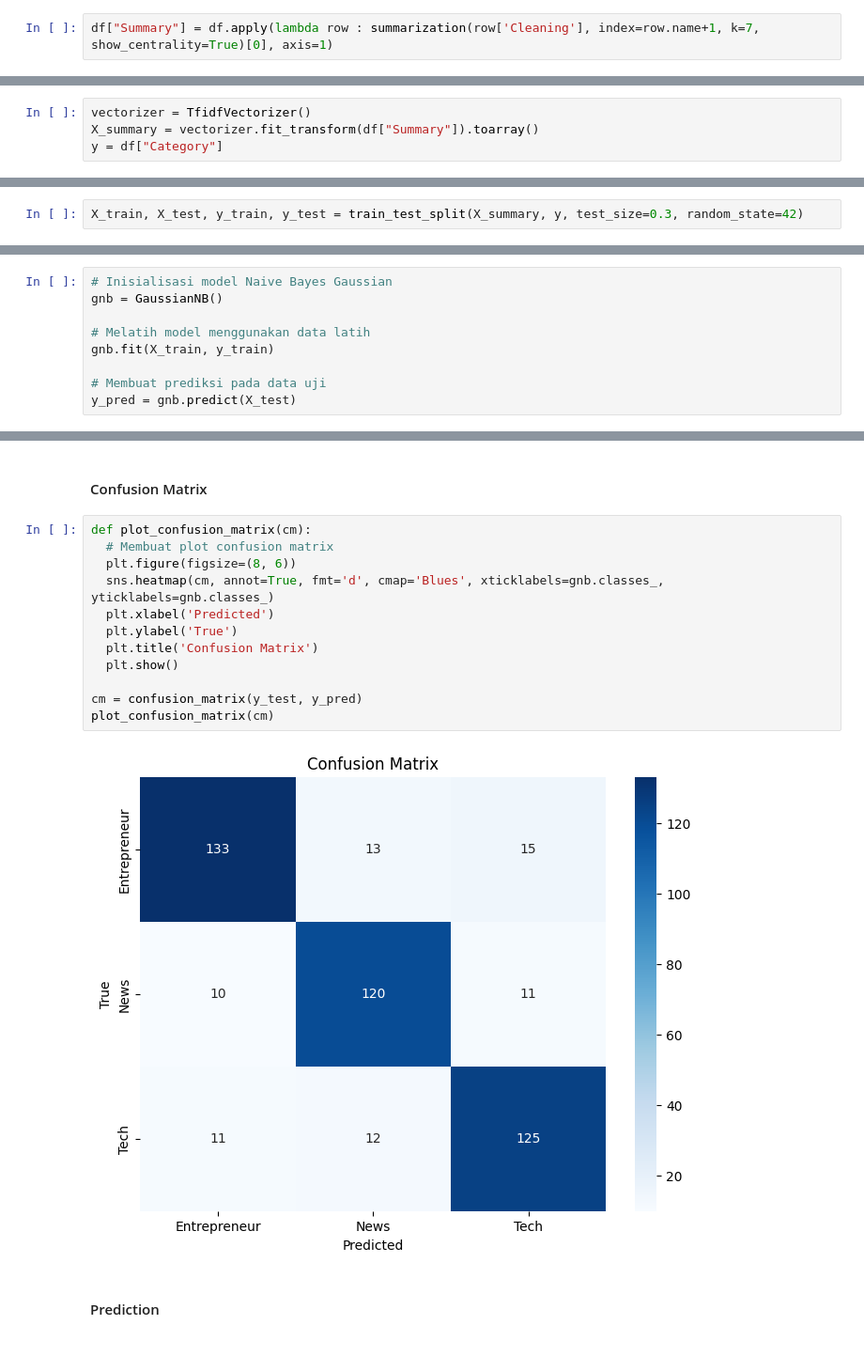
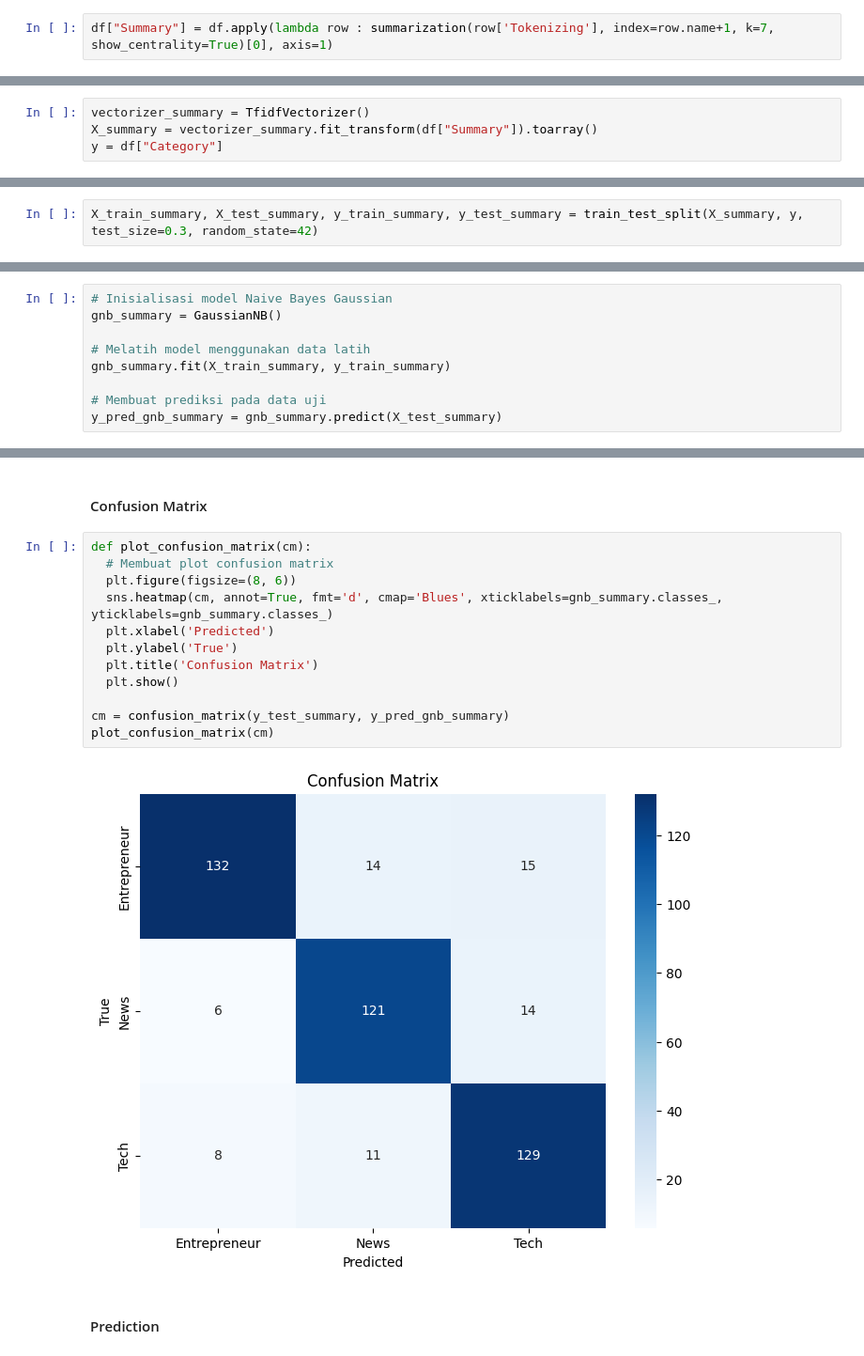
Before and after one commit to arosyihuddin/ppw, a Jupyter notebook: _sources/pages/Klasifikasi Berita Berbasis Graph Cosine Similirity.ipynb, the cells around one changed output, grey strips where cells are left out. Shown at 94% size. Drawn from its saved outputs; the diff is of its cells as text.

```diff
--- a/_sources/pages/Klasifikasi Berita Berbasis Graph Cosine Similirity.ipynb
+++ b/_sources/pages/Klasifikasi Berita Berbasis Graph Cosine Similirity.ipynb
@@ -252,7 +269,7 @@ menggunakan fungsi `apply` dari Pandas untuk membuat ringkasan teks dari kolom '
 
 4. Anda mengambil nilai pertama (teks ringkasan) dari hasil pemanggilan fungsi `summarization` dengan `[0]` dan menyimpannya dalam kolom 'Summary' dalam DataFrame `df`. Ini akan mengisi setiap baris dengan ringkasan teks yang sesuai.
 # %%
-df["Summary"] = df.apply(lambda row : summarization(row['Cleaning'], index=row.name+1, k=7, show_centrality=True)[0], axis=1)
+df["Summary"] = df.apply(lambda row : summarization(row['Tokenizing'], index=row.name+1, k=7, show_centrality=True)[0], axis=1)
 # %% [output]
 Nilai Closeness Centrality Dokumen Ke - 1 : {0: 0.5588235294117647, 2: 0.6333333333333333, 3: 0.5, 4: 0.5135135135135135, 5: 0.5588235294117647, 6: 0.59375, 7: 0.5277777777777778, 16: 0.63333333333333 ...
 Nilai Closeness Centrality Dokumen Ke - 2 : {0: 0.3712121212121212, 1: 0.5104166666666667, 2: 0.4537037037037037, 4: 0.4083333333333333, 8: 0.4083333333333333, 11: 0.2916666666666667, 12: 0.2916666666 ...
@@ -305,24 +322,24 @@ df["Summary"][0]
 # %% [markdown]
 #### Vectorizer X_Summary
 # %%
-vectorizer = TfidfVectorizer()
-X_summary = vectorizer.fit_transform(df["Summary"]).toarray()
+vectorizer_summary = TfidfVectorizer()
+X_summary = vectorizer_summary.fit_transform(df["Summary"]).toarray()
 y = df["Category"]
 # %% [markdown]
 #### Splitting Data
 # %%
-X_train, X_test, y_train, y_test = train_test_split(X_summary, y, test_size=0.3, random_state=42)
+X_train_summary, X_test_summary, y_train_summary, y_test_summary = train_test_split(X_summary, y, test_size=0.3, random_state=42)
 # %% [markdown]
 #### Modeling Naive Bayes
 # %%
 # Inisialisasi model Naive Bayes Gaussian
-gnb = GaussianNB()
+gnb_summary = GaussianNB()
 
 # Melatih model menggunakan data latih
-gnb.fit(X_train, y_train)
+gnb_summary.fit(X_train_summary, y_train_summary)
 
 # Membuat prediksi pada data uji
-y_pred = gnb.predict(X_test)
+y_pred_gnb_summary = gnb_summary.predict(X_test_summary)
 # %% [markdown]
 #### Accuracy
 # %%
@@ -352,17 +369,17 @@ weighted avg       0.84      0.84      0.84       450
 # %%
 def plot_confusion_matrix(cm):
   # Membuat plot confusion matrix
   plt.figure(figsize=(8, 6))
-  sns.heatmap(cm, annot=True, fmt='d', cmap='Blues', xticklabels=gnb.classes_, yticklabels=gnb.classes_)
+  sns.heatmap(cm, annot=True, fmt='d', cmap='Blues', xticklabels=gnb_summary.classes_, yticklabels=gnb_summary.classes_)
   plt.xlabel('Predicted')
   plt.ylabel('True')
   plt.title('Confusion Matrix')
   plt.show()
 
-cm = confusion_matrix(y_test, y_pred)
+cm = confusion_matrix(y_test_summary, y_pred_gnb_summary)
 plot_confusion_matrix(cm)
 # %% [output]
-[figure, old version]
+[figure, new version]
 # %% [markdown]
 #### Prediction
 # %% [markdown]
```
Also changed, not shown: parts of 57 cells of this notebook, 23 other files.
